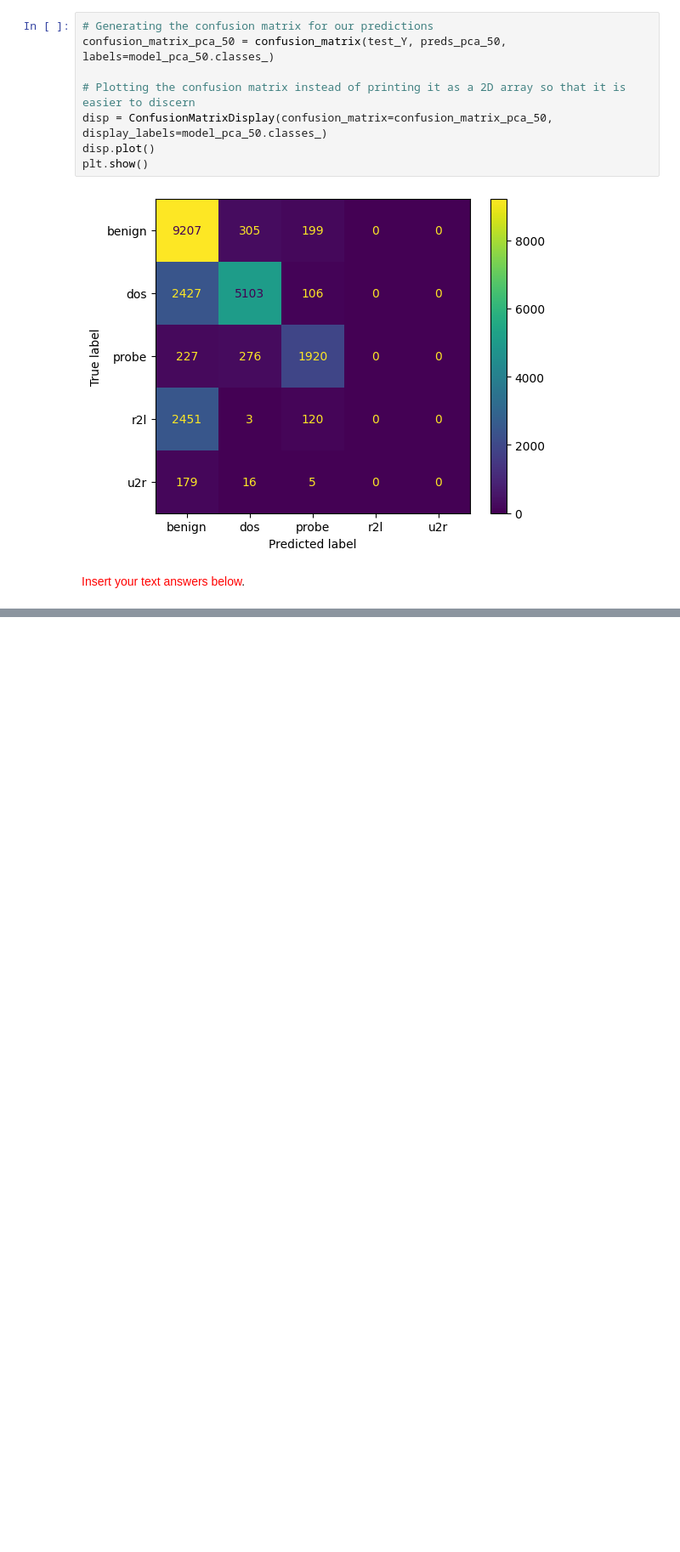
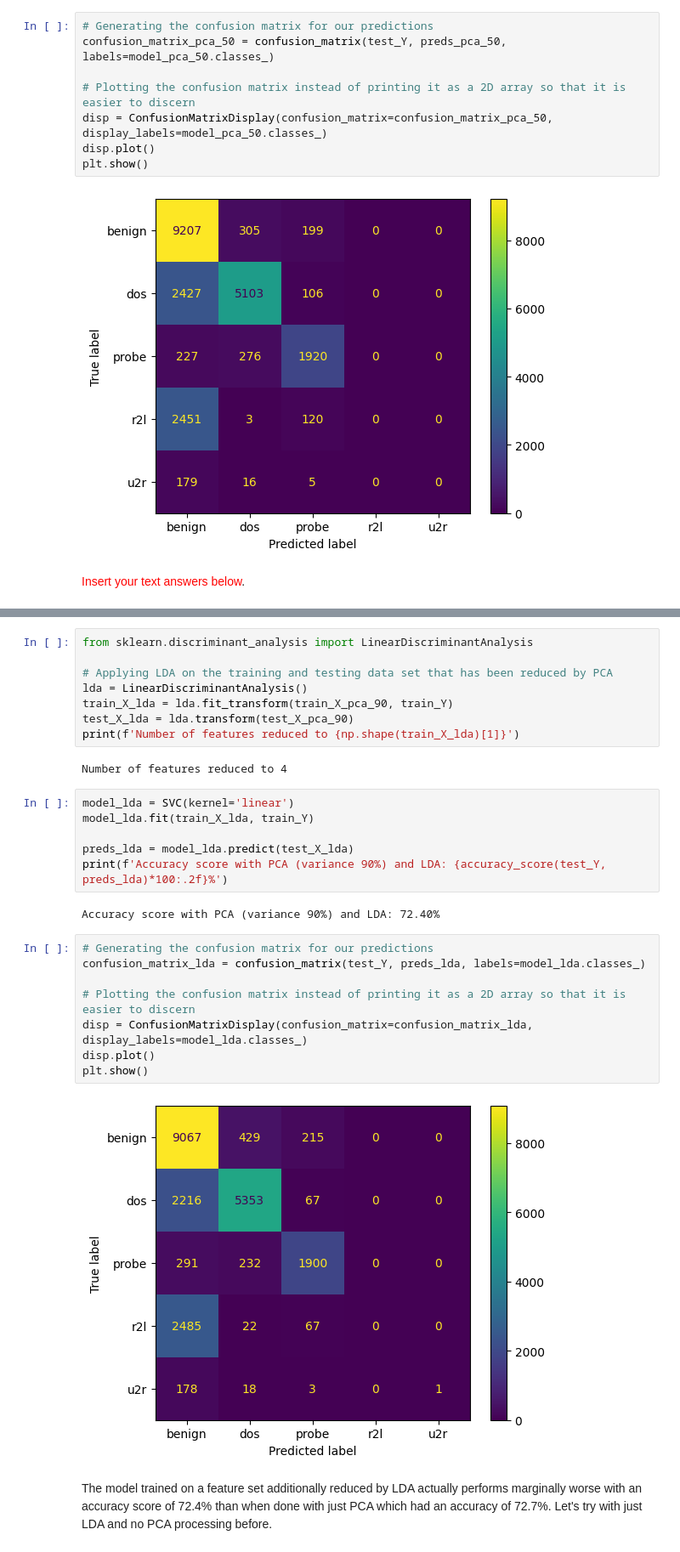
Before and after one commit to sprince0031/UL_Masters, a Jupyter notebook: SEM_1/CE4051-Introduction_to_Data_Engineering_and_Machine_Learning/Week7_8/Activity4_23052058.ipynb, the cells around one changed output, grey strips where cells are left out. Shown at 85% size. Drawn from its saved outputs; the diff is of its cells as text; blank space fills up the shorter version.

```diff
--- a/SEM_1/CE4051-Introduction_to_Data_Engineering_and_Machine_Learning/Week7_8/Activity4_23052058.ipynb
+++ b/SEM_1/CE4051-Introduction_to_Data_Engineering_and_Machine_Learning/Week7_8/Activity4_23052058.ipynb
@@ -681,0 +706,30 @@ This model has a slightly lesser accuracy than the first model we trained withou
+# %%
+from sklearn.discriminant_analysis import LinearDiscriminantAnalysis
+
+# Applying LDA on the training and testing data set that has been reduced by PCA
+lda = LinearDiscriminantAnalysis()
+train_X_lda = lda.fit_transform(train_X_pca_90, train_Y)
+test_X_lda = lda.transform(test_X_pca_90)
+print(f'Number of features reduced to {np.shape(train_X_lda)[1]}')
+# %% [output]
+Number of features reduced to 4
+# %%
+model_lda = SVC(kernel='linear')
+model_lda.fit(train_X_lda, train_Y)
+
+preds_lda = model_lda.predict(test_X_lda)
+print(f'Accuracy score with PCA (variance 90%) and LDA: {accuracy_score(test_Y, preds_lda)*100:.2f}%')
+# %% [output]
+Accuracy score with PCA (variance 90%) and LDA: 72.40%
+# %%
+# Generating the confusion matrix for our predictions
+confusion_matrix_lda = confusion_matrix(test_Y, preds_lda, labels=model_lda.classes_)
+
+# Plotting the confusion matrix instead of printing it as a 2D array so that it is easier to discern
+disp = ConfusionMatrixDisplay(confusion_matrix=confusion_matrix_lda, display_labels=model_lda.classes_)
+disp.plot()
+plt.show()
+# %% [output]
+[figure, added]
+# %% [markdown]
+The model trained on a feature set additionally reduced by LDA actually performs marginally worse with an accuracy score of 72.4% than when done with just PCA which had an accuracy of 72.7%. Let's try with just LDA and no PCA processing before.
```
Also changed, not shown: parts of 18 cells of this notebook.
